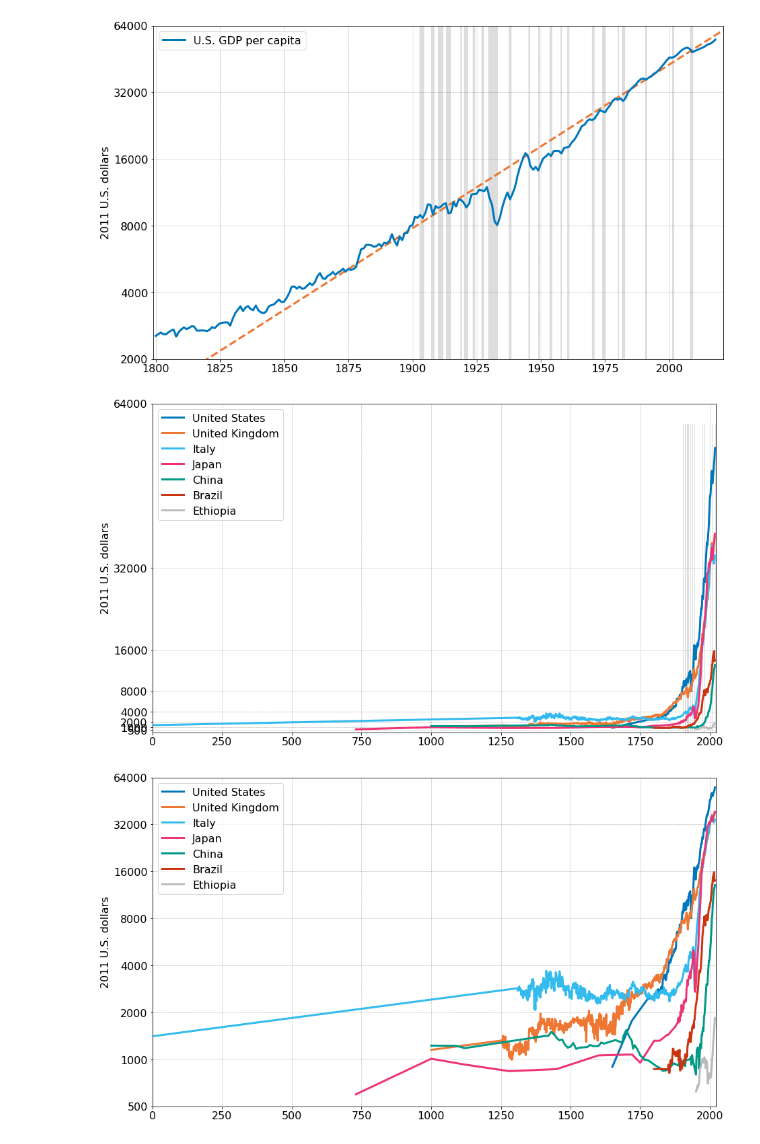
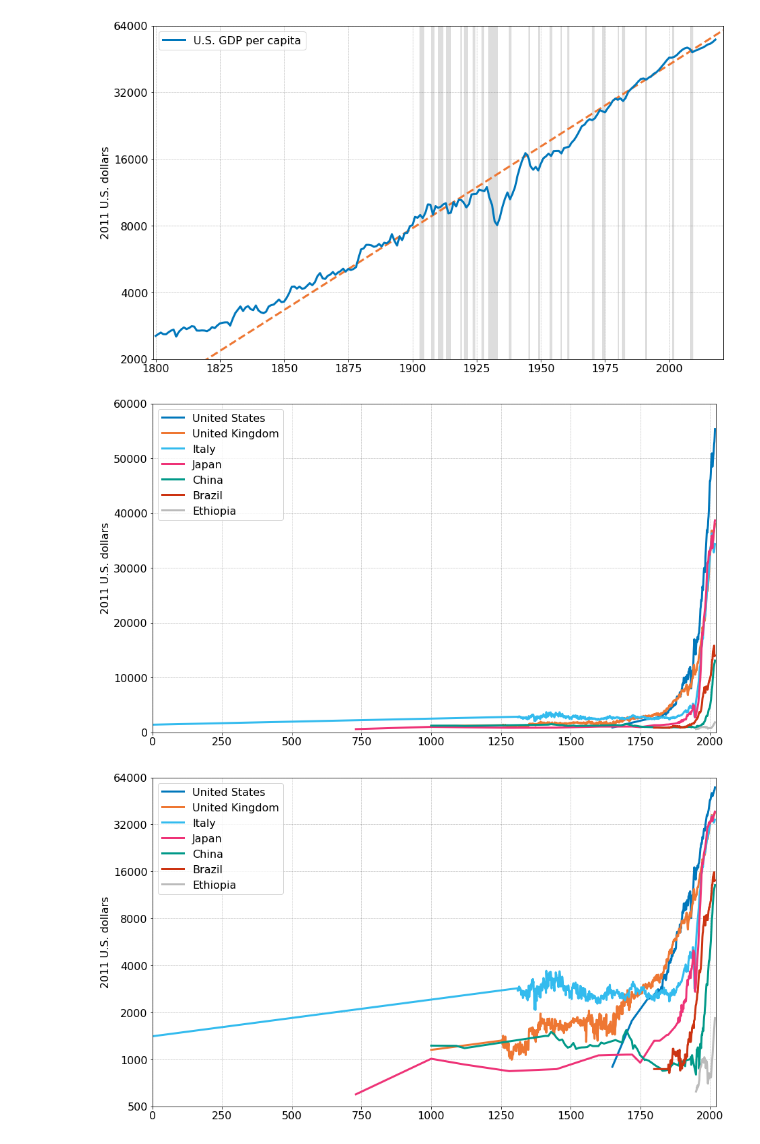
Before and after one commit to jborovicka/nyu-intermediate-macro, a Jupyter notebook: jupyter/01-some-facts-about-economic-growth.ipynb, the cells around one changed output. Saved outputs shown, nothing was run; the diff lists cells and outputs as text; code cells hidden in the pictures.

```diff
--- a/jupyter/01-some-facts-about-economic-growth.ipynb
+++ b/jupyter/01-some-facts-about-economic-growth.ipynb
@@ -381,11 +416,11 @@ data_growth = datareader.read()
 # %%
 def_year2009ind = np.where(data_def.index.year == 2009)[0][0]
 def_country_names = data_def.columns.droplevel(1)
-def_year2009 = data_def.to_numpy()[year2009ind,:]
+def_year2009 = data_def.to_numpy()[def_year2009ind,:]
 
 growth_year2009ind = np.where(data_growth.index.year == 2009)[0][0]
 growth_country_names = data_growth.columns.droplevel(1)
-growth_year2009 = data_growth.to_numpy()[year2009ind,:]
+growth_year2009 = data_growth.to_numpy()[growth_year2009ind,:]
 
 # merge data for growth and deficits
 country_names_set = set(def_country_names).intersection(set(growth_country_names))
@@ -492,30 +529,30 @@ ax.legend(loc='upper left');
 # %%
 data_codes = ['USA','GBR','ITA','JPN','CHN','BRA','ETH']
 
 data_GDP = dict()
 for ind,c in enumerate(data_codes):
     ind_col = np.where(country_codes==c)
     data_GDP[c,'country_name'] = country_names[ind_col][0]
     col_GDP = data_Mad_GDP_pc[:,ind_col[0][0]]
     data_GDP[c,'year'] = data_Mad['year'][np.isnan(list(col_GDP))==False]
     data_GDP[c,'GDP'] = col_GDP[np.isnan(list(col_GDP))==False]
 
 param = {'title': '',
-         'xlim': [0,2021], 'ylim': [0,64000],
+         'xlim': [0,2021], 'ylim': [0,60000],
          'xlabel': '', 'ylabel': '2011 U.S. dollars',
          'ylogscale': False,
          'showgrid': True, 'highlightzero': False,
-         'showNBERrecessions': True, 'showNBERrecessions_y': [0,60000]}
+         'showNBERrecessions': False, 'showNBERrecessions_y': [0,60000]}
 
 fig,ax = myGenerateTSPlot(param)
 
 for ind,c in enumerate(data_codes):
     ax.plot(data_GDP[c,'year'],data_GDP[c,'GDP'],
                         '-',linewidth=3,marker='',color=clist_1[ind],label=data_GDP[c,'country_name'] )
 
 ax.legend(loc='upper left');
 # %% [output]
-[figure, old version]
+[figure, new version]
 # %%
 param = {'title': '',
          'xlim': [0,2021], 'ylim': [500,64000],
```
Also changed, not shown: parts of 43 cells of this notebook.
